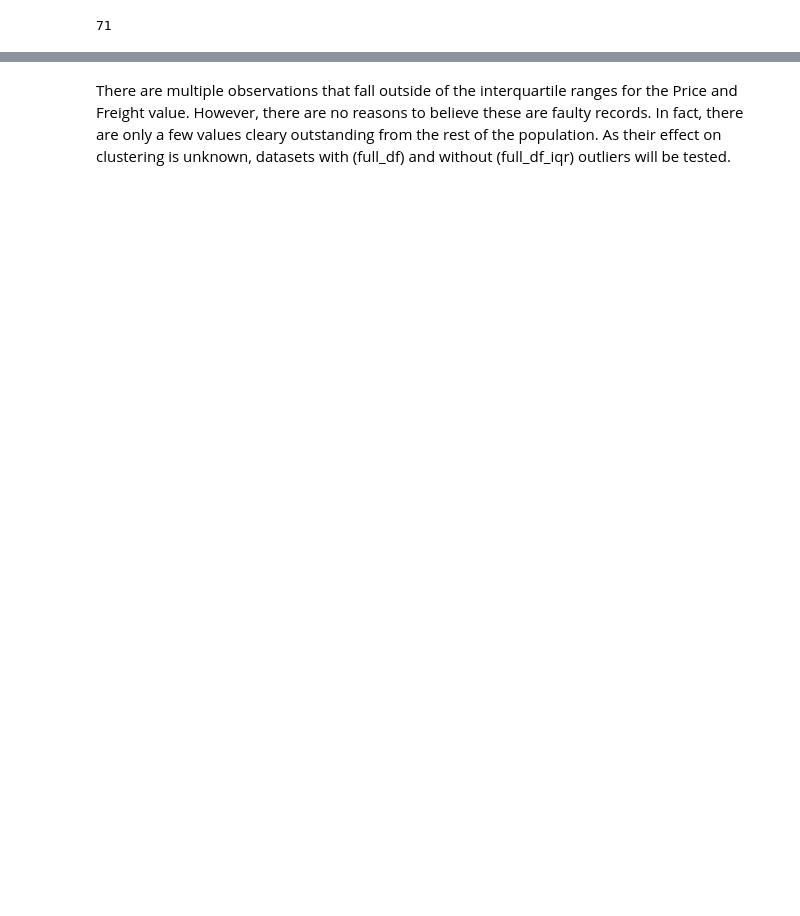
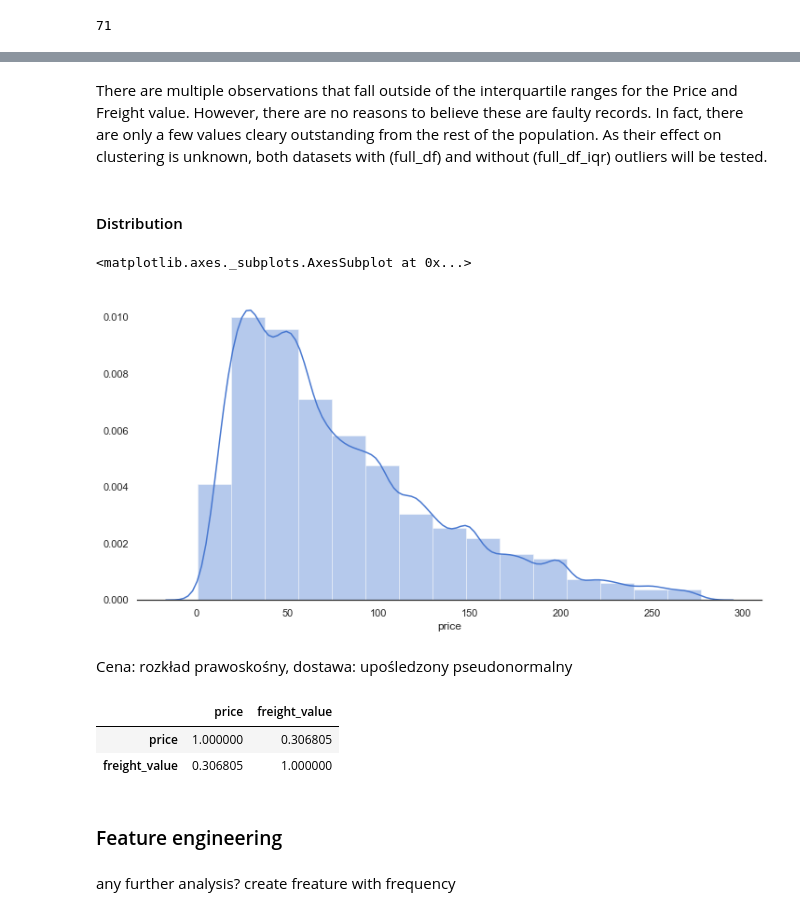
Before and after one commit to pzolnierczyk/E-commerce-Clustering, a Jupyter notebook: clustering.ipynb, the cells around one changed output, grey strips where cells are left out. Drawn from its saved outputs; the diff is of its cells as text; code cells hidden in the pictures; blank space fills up the shorter version.

```diff
--- a/clustering.ipynb
+++ b/clustering.ipynb
@@ -119,3 +215,14 @@ full_df[full_df.freight_value>350]
 | 57086 | a77e1550db865202c56b19ddc6dc4d53 | 4eed76c1aafeceac4250e202ca9b1a5a | delivered | 2018-04-16 14:57:21 | ec31d2a17b299511e7c8627be9337b9b | 979.00 | 409.68 | ... |
 | 84927 | 076d1555fb53a89b0ef4d529e527a0f6 | f08306b95370e8d5f0d97b71229284b6 | delivered | 2018-07-30 10:04:21 | a3cd9517ebf5a50dca25acce54f3b171 | 2338.08 | 375.28 | ... |
 | 111396 | 3fde74c28a3d5d618c00f26d51baafa0 | f2c743697f9b2ff2902df23a16582d80 | delivered | 2018-08-13 14:07:50 | a3cd9517ebf5a50dca25acce54f3b171 | 2338.08 | 375.28 | ... |
+# %%
+iqr = full_df.quantile(0.75) - full_df.quantile(0.25)
+full_df_iqr = full_df[~((full_df < (full_df.quantile(0.25) - 1.5 * iqr)) |(full_df > (full_df.quantile(0.75) + 1.5 * iqr))).any(axis=1)]
+# %%
+plt.rcParams["figure.figsize"] = (16,12)
+fig, ax = plt.subplots(1,2)
+sns.set(style="whitegrid", font_scale=2)
+sns.boxplot(data=full_df_iqr['price'], ax=ax[0]).set(xlabel='Price')
+sns.boxplot(data=full_df_iqr['freight_value'], ax=ax[1]).set(xlabel='Freight cost')
+fig.suptitle('Boxplots - 1.5*IQR rule')
+fig.show()
@@ -122,4 +231,41 @@ full_df[full_df.freight_value>350]
+# %% [markdown]
+There are multiple observations that fall outside of the interquartile ranges for the Price and Freight value. However, there are no reasons to believe these are faulty records. In fact, there are only a few values cleary outstanding from the rest of the population. As their effect on clustering is unknown, both datasets with (full_df) and without (full_df_iqr) outliers will be tested.
+# %% [markdown]
+#### Distribution
+# %%
+# import scipy.stats as stats
+# sns.set(font_scale=1.5, palette='muted')
+# fig, (ax1, ax2) = plt.subplots(1, 2, figsize=[20, 5])
+# sns.distplot(full_df_iqr['price'], bins=30, ax=ax1)
+# # ax2 = plt.hist(full_df_iqr['freight_value'], bins=20)
+# sns.distplot(full_df_iqr['freight_value'], bins=10, ax=ax2)
+
+# for var, axx in zip ([full_df_iqr.price, full_df_iqr.freight_value], [ax1, ax2]):
+
+#     mu = np.mean(var)
+#     sigma = np.std(var)
+#     pdf = stats.norm.pdf(sorted(var), mu, sigma)
+#     if axx == ax1:sns.distplot(full_df_iqr['price'], bins=20, ax=axx)
+#     else: axx = plt.plot(sorted(var), pdf, color='r', linewidth=2) #plt.hist(var, bins=30, density = True)
+
+#     # plt.plot(sorted(var), pdf, color='r', linewidth=2)
+sns.set(palette='muted', color_codes=True, style='white')
+fig, ax = plt.subplots(figsize=(12, 6))
+sns.despine(left=True)
+sns.distplot(full_df_iqr.price, bins=15)
+# %% [output]
+<matplotlib.axes._subplots.AxesSubplot at 0x...>
+[figure, added]
+# %% [markdown]
+Cena: rozkład prawoskośny, dostawa: upośledzony pseudonormalny
 # %%
-full_df_iqr =
+full_df_iqr.corr()
+# %% [output]
+|  | price | freight_value |
+| price | 1.000000 | 0.306805 |
+| freight_value | 0.306805 | 1.000000 |
-# %% [markdown]
-There are multiple observations that fall outside of the interquartile ranges for the Price and Freight value. However, there are no reasons to believe these are faulty records. In fact, there are only a few values cleary outstanding from the rest of the population. As their effect on clustering is unknown, datasets with (full_df) and without (full_df_iqr) outliers will be tested.
+# %% [markdown]
+### Feature engineering
+# %% [markdown]
+any further analysis?
+create freature with frequency
```
Also changed, not shown: parts of 28 cells of this notebook.
